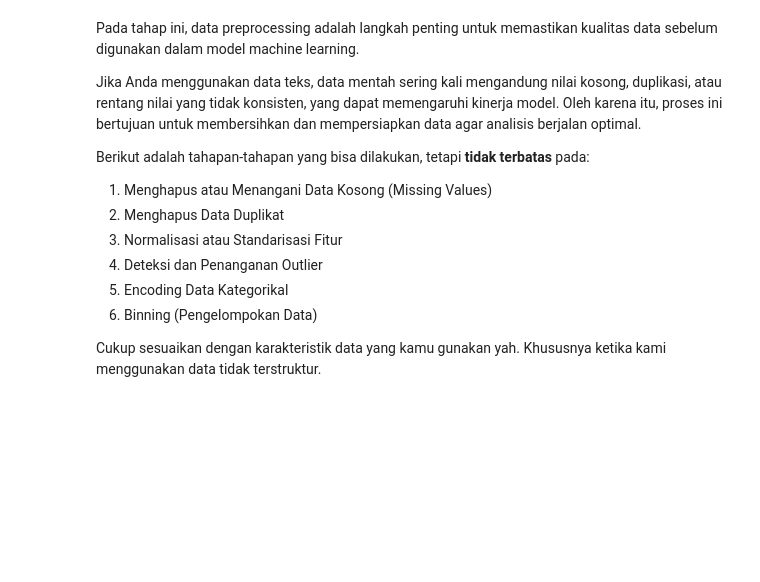
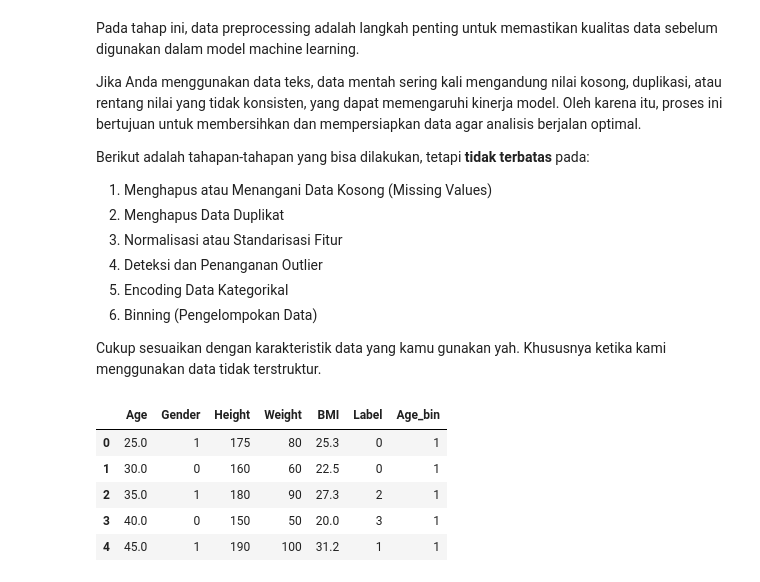
Before and after one commit to bineeyy/Eksperimen_SML_DevinaGusriani, a Jupyter notebook: preprocessing/Template_Eksperimen_MSML.ipynb, the cells around one changed output. Cells and saved outputs as stored; diff of their text form; code cells hidden in the pictures; blank space fills up the shorter version.

```diff
--- a/preprocessing/Template_Eksperimen_MSML.ipynb
+++ b/preprocessing/Template_Eksperimen_MSML.ipynb
@@ -168,3 +189,50 @@ Berikut adalah tahapan-tahapan yang bisa dilakukan, tetapi **tidak terbatas** pa
 6. Binning (Pengelompokan Data)
 
 Cukup sesuaikan dengan karakteristik data yang kamu gunakan yah. Khususnya ketika kami menggunakan data tidak terstruktur.
+# %%
+# Drop ID (tidak relevan)
+df = df.drop(columns=['ID'])
+
+#Missing Value
+df = df.dropna()
+
+#duplikat
+df = df.drop_duplicates()
+# %%
+num_cols = ['Age', 'Height', 'Weight', 'BMI']
+
+for col in num_cols:
+    Q1 = df[col].quantile(0.25)
+    Q3 = df[col].quantile(0.75)
+    IQR = Q3 - Q1
+
+    lower_bound = Q1 - 1.5 * IQR
+    upper_bound = Q3 + 1.5 * IQR
+
+    # Winsorizing (clipping) → lebih aman dari drop data
+    df[col] = np.clip(df[col], lower_bound, upper_bound)
+# %%
+# Encode Gender
+le_gender = LabelEncoder()
+df['Gender'] = le_gender.fit_transform(df['Gender'])
+
+# Encode Label (target)
+le_label = LabelEncoder()
+df['Label'] = le_label.fit_transform(df['Label'])
+# %%
+df['Age_bin'] = pd.cut(
+    df['Age'],
+    bins=[10, 20, 59, 120],   # batas disesuaikan dengan data (11–112)
+    labels=[0, 1, 3],
+    right=True,
+    include_lowest=True
+)
+# %%
+df.head()
+# %% [output]
+|  | Age | Gender | Height | Weight | BMI | Label | Age_bin |
+| 0 | 25.0 | 1 | 175 | 80 | 25.3 | 0 | 1 |
+| 1 | 30.0 | 0 | 160 | 60 | 22.5 | 0 | 1 |
+| 2 | 35.0 | 1 | 180 | 90 | 27.3 | 2 | 1 |
+| 3 | 40.0 | 0 | 150 | 50 | 20.0 | 3 | 1 |
+| 4 | 45.0 | 1 | 190 | 100 | 31.2 | 1 | 1 |
```
Also changed, not shown: parts of 9 cells of this notebook.
